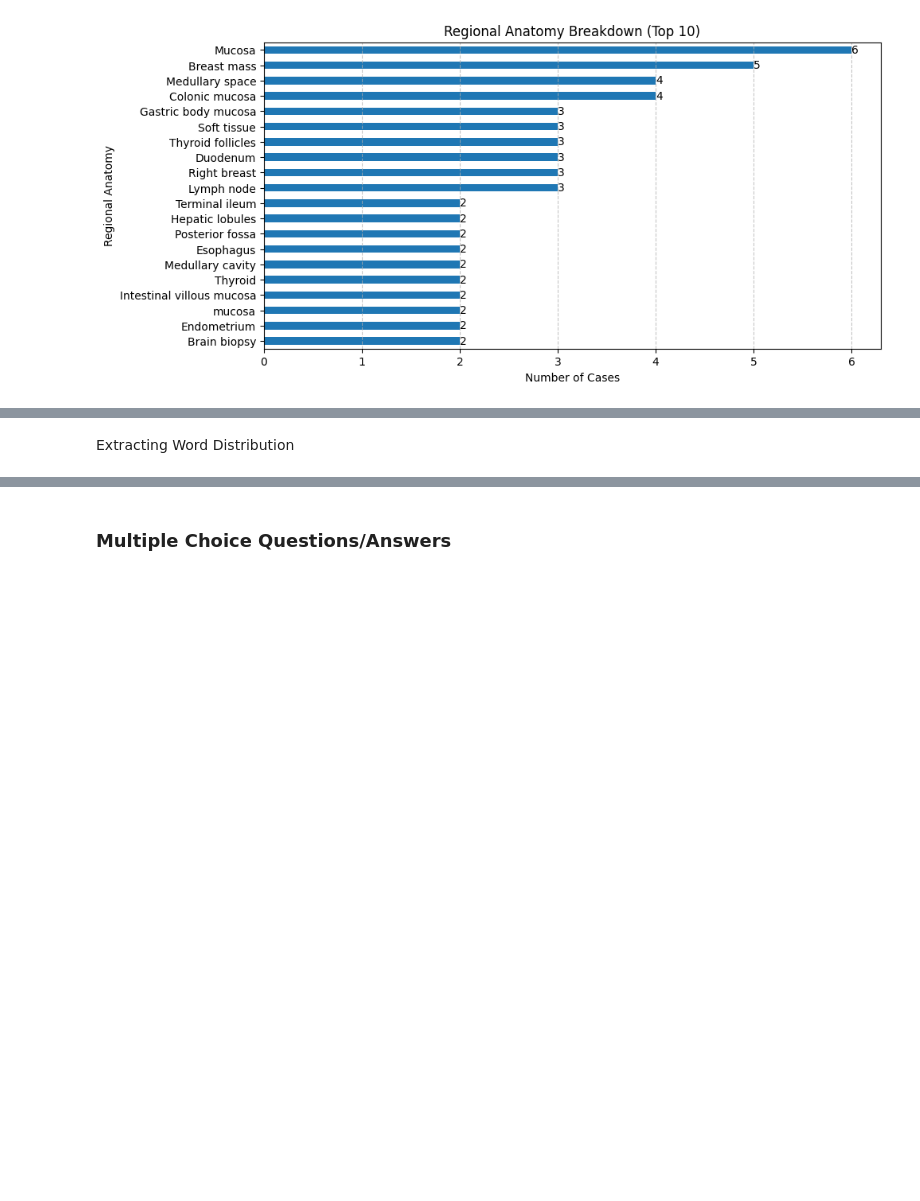
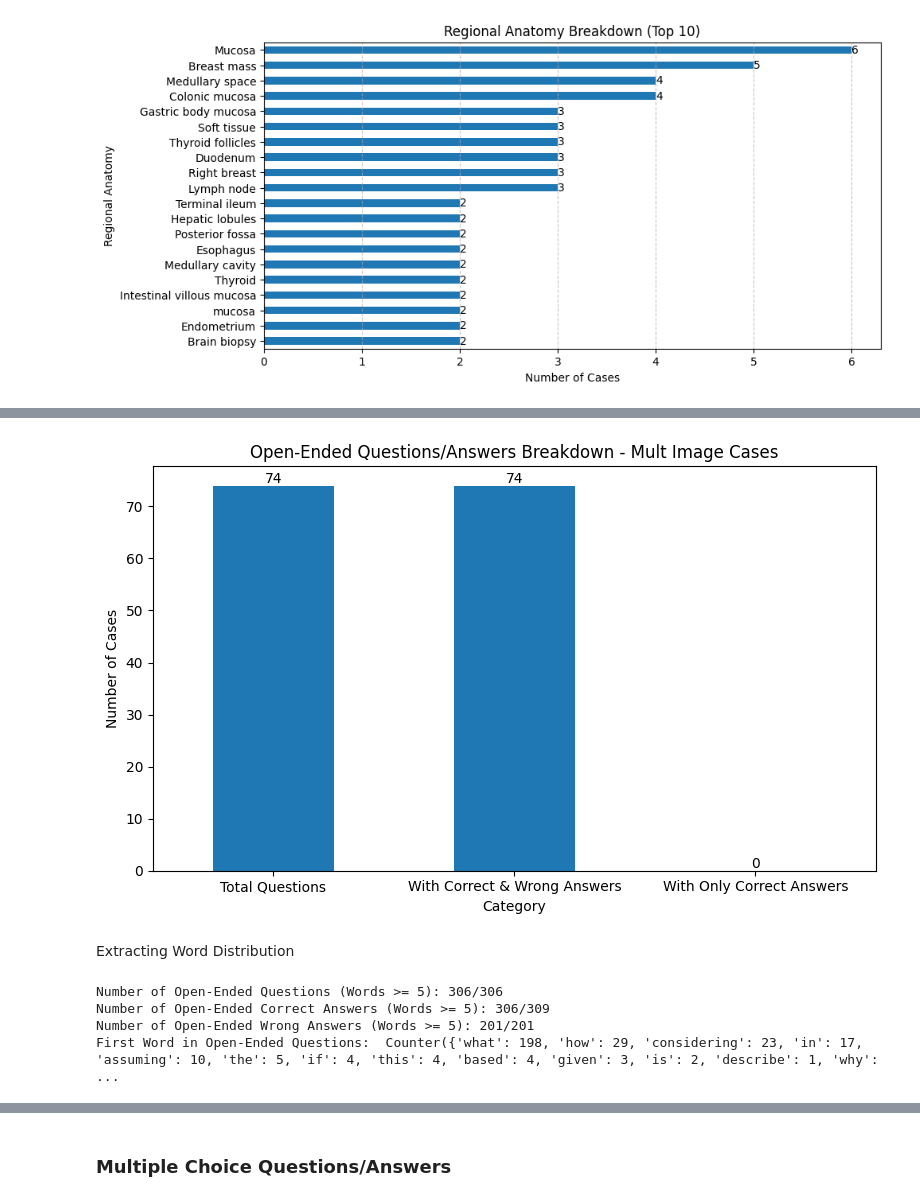
Before and after one commit to embedded-robotics/path-open-data, a Jupyter notebook: pathopen_raw_data_analysis.ipynb, the cells around one changed output, grey strips where cells are left out. Cells and saved outputs as stored; diff of their text form; code cells hidden in the pictures; blank space fills up the shorter version.

```diff
--- a/pathopen_raw_data_analysis.ipynb
+++ b/pathopen_raw_data_analysis.ipynb
@@ -172,2 +186,26 @@ plt.show()
+# %%
+open_ended_1 = vqa_data_mult_img[vqa_data_mult_img['Open Ended - Question 1'].notnull() & vqa_data_mult_img['Open Ended - Answer 1'].notnull()]
+open_ended_1_with_wrong = vqa_data_mult_img[vqa_data_mult_img['Open Ended - Question 1'].notnull() & vqa_data_mult_img['Open Ended - Answer 1'].notnull() & vqa_data_mult_img['Open Ended - Wrong Answer 1'].notnull()]
+open_ended_1_without_wrong = vqa_data_mult_img[vqa_data_mult_img['Open Ended - Question 1'].notnull() & vqa_data_mult_img['Open Ended - Answer 1'].notnull() & vqa_data_mult_img['Open Ended - Wrong Answer 1'].isnull()]
+
+open_ended_2 = vqa_data_mult_img[vqa_data_mult_img['Open Ended - Question 2'].notnull() & vqa_data_mult_img['Open Ended - Answer 2'].notnull()]
+open_ended_2_with_wrong = vqa_data_mult_img[vqa_data_mult_img['Open Ended - Question 2'].notnull() & vqa_data_mult_img['Open Ended - Answer 2'].notnull() & vqa_data_mult_img['Open Ended - Wrong Answer 2'].notnull()]
+open_ended_2_without_wrong = vqa_data_mult_img[vqa_data_mult_img['Open Ended - Question 2'].notnull() & vqa_data_mult_img['Open Ended - Answer 2'].notnull() & vqa_data_mult_img['Open Ended - Wrong Answer 2'].isnull()]
+# %%
+open_ended_mult = pd.concat([open_ended_1, open_ended_2])
+open_ended_with_wrong_mult = pd.concat([open_ended_1_with_wrong, open_ended_2_with_wrong])
+open_ended_without_wrong_mult = pd.concat([open_ended_1_without_wrong, open_ended_2_without_wrong])
+# %%
+ax = pd.Series({
+    'Total Questions': len(open_ended_mult),
+    'With Correct & Wrong Answers': len(open_ended_with_wrong_mult),
+    'With Only Correct Answers': len(open_ended_without_wrong_mult)
+}).plot(kind='bar', figsize=(8, 5), title='Open-Ended Questions/Answers Breakdown - Mult Image Cases', xlabel='Category', ylabel='Number of Cases')
+ax.bar_label(ax.containers[0])
+plt.xticks(rotation=0)
+plt.tight_layout()
+plt.show()
+# %% [output]
+[figure, added]
 # %% [markdown]
 Extracting Word Distribution
@@ -180,13 +222,18 @@ valid_open_ended_questions = [sample for sample in open_ended_questions if len(s
 valid_open_ended_correct_answers = [sample for sample in open_ended_correct_answers if len(sample.split()) >= 5]
 valid_open_ended_wrong_answers = [sample for sample in open_ended_wrong_answers if len(sample.split()) >= 5]
 
-print(f'Number of Valid Open-Ended Questions: {len(valid_open_ended_questions)}/{len(open_ended_questions)}')
-print(f'Number of Valid Open-Ended Correct Answers: {len(valid_open_ended_correct_answers)}/{len(open_ended_correct_answers)}')
-print(f'Number of Valid Open-Ended Wrong Answers: {len(valid_open_ended_wrong_answers)}/{len(open_ended_wrong_answers)}')
+print(f'Number of Open-Ended Questions (Words >= 5): {len(valid_open_ended_questions)}/{len(open_ended_questions)}')
+print(f'Number of Open-Ended Correct Answers (Words >= 5): {len(valid_open_ended_correct_answers)}/{len(open_ended_correct_answers)}')
+print(f'Number of Open-Ended Wrong Answers (Words >= 5): {len(valid_open_ended_wrong_answers)}/{len(open_ended_wrong_answers)}')
 
 open_ended_questions_first_word = [sample.split()[0].lower() for sample in open_ended_questions]
-counts = Counter(open_ended_questions_first_word)
-print(f"First Word in Open-Ended Questions: ", counts)
+open_ended_first_word_counts = Counter(open_ended_questions_first_word)
+print(f"First Word in Open-Ended Questions: ", open_ended_first_word_counts)
+# %% [output]
+Number of Open-Ended Questions (Words >= 5): 306/306
+Number of Open-Ended Correct Answers (Words >= 5): 306/309
+Number of Open-Ended Wrong Answers (Words >= 5): 201/201
+First Word in Open-Ended Questions:  Counter({'what': 198, 'how': 29, 'considering': 23, 'in': 17, 'assuming': 10, 'the': 5, 'if': 4, 'this': 4, 'based': 4, 'given': 3, 'is': 2, 'describe': 1, 'why':  ...
 # %%
 open_ended_questions_words_distrib = [len(sample.split()) for sample in open_ended_questions]
 sns.set_style("whitegrid")
```
Also changed, not shown: parts of 25 cells of this notebook.
